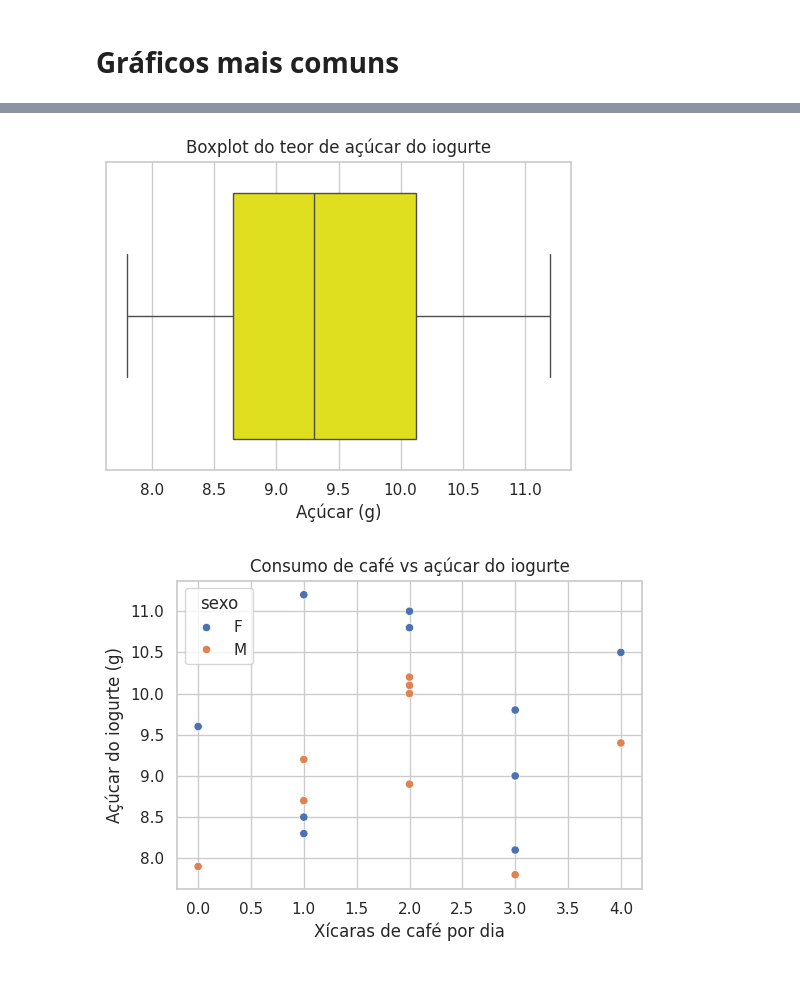
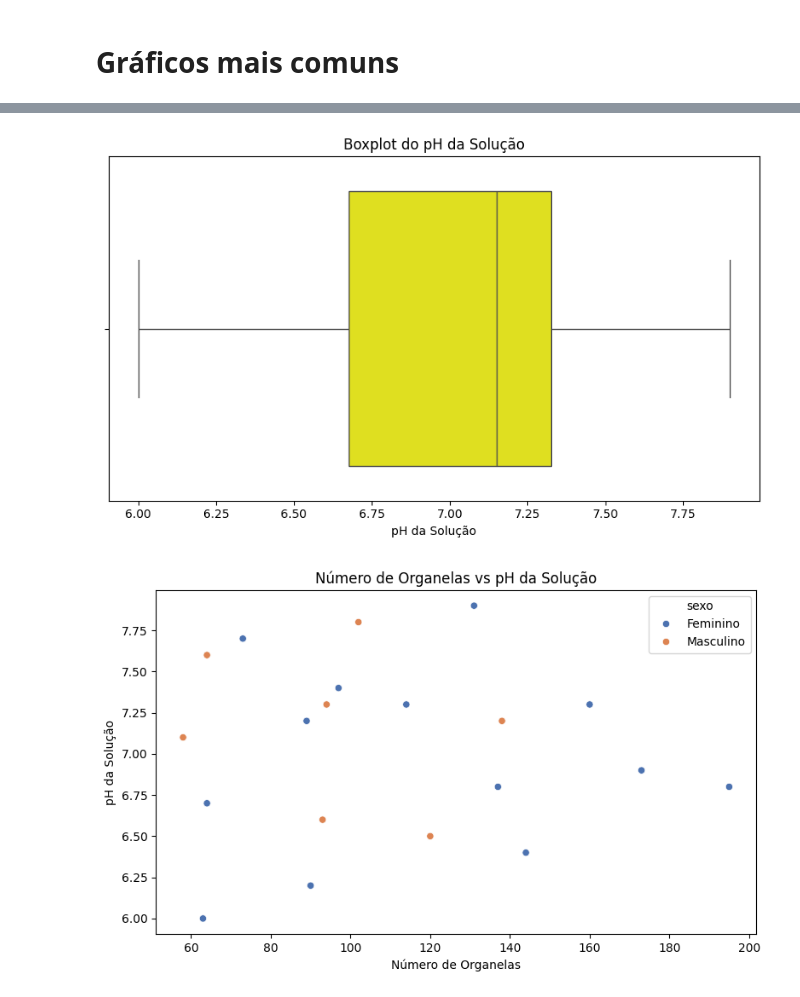
Before and after one commit to clobos/Biologia_2026, a Jupyter notebook: semana02.ipynb, the cells around one changed output, grey strips where cells are left out. Cells and saved outputs as stored; diff of their text form; code cells hidden in the pictures.

```diff
--- a/semana02.ipynb
+++ b/semana02.ipynb
@@ -54,0 +13,28 @@ dados
+# %%
+import pandas as pd
+import numpy as np
+
+np.random.seed(42)
+
+dados = pd.DataFrame({
+    "id": range(1, 21),
+    "sexo": np.random.choice(["Feminino", "Masculino"], 20),
+    "tipo_celula": np.random.choice(
+        ["Neurônio", "Epitelial", "Muscular", "Conjuntivo"], 20,
+        p=[0.3, 0.3, 0.2, 0.2]
+    ),  # nominal
+    "nivel_expressao_gene": np.random.choice(
+        ["Baixo", "Médio", "Alto", "Muito Alto"], 20,
+        p=[0.2, 0.3, 0.3, 0.2]
+    ),  # ordinal
+    "numero_organelas": np.random.randint(50, 200, 20),  # discreta
+    "pH_solucao": np.round(np.random.uniform(6.0, 8.0, 20), 1)  # continua
+})
+
+dados["nivel_expressao_gene"] = pd.Categorical(
+    dados["nivel_expressao_gene"],
+    categories=["Baixo", "Médio", "Alto", "Muito Alto"],
+    ordered=True
+)
+
+dados
@@ -161,18 +190,24 @@ plt.show()
 # %%
-plt.figure(figsize=(6,4))
-sns.boxplot(data=dados, x="acucar_iogurte_g", color="yellow")
-plt.title("Boxplot do teor de açúcar do iogurte")
-plt.xlabel("Açúcar (g)")
+import matplotlib.pyplot as plt
+import seaborn as sns
+plt.figure(figsize=(8,5))
+sns.boxplot(data=dados, x="pH_solucao", color="yellow")
+plt.title("Boxplot do pH da Solução")
+plt.xlabel("pH da Solução")
+plt.tight_layout()
 plt.show()
 # %% [output]
-[figure, old version]
+[figure, new version]
 # %%
-plt.figure(figsize=(6,4))
-sns.scatterplot(data=dados, x="xic_cafe_dia", y="acucar_iogurte_g", hue="sexo")
-plt.title("Consumo de café vs açúcar do iogurte")
-plt.xlabel("Xícaras de café por dia")
-plt.ylabel("Açúcar do iogurte (g)")
+import matplotlib.pyplot as plt
+import seaborn as sns
+plt.figure(figsize=(8,5))
+sns.scatterplot(data=dados, x="numero_organelas", y="pH_solucao", hue="sexo", palette="deep")
+plt.title("Número de Organelas vs pH da Solução")
+plt.xlabel("Número de Organelas")
+plt.ylabel("pH da Solução")
+plt.tight_layout()
 plt.show()
 # %% [output]
-[figure, old version]
+[figure, new version]
 # %%
```
Also changed, not shown: parts of 11 cells of this notebook.
